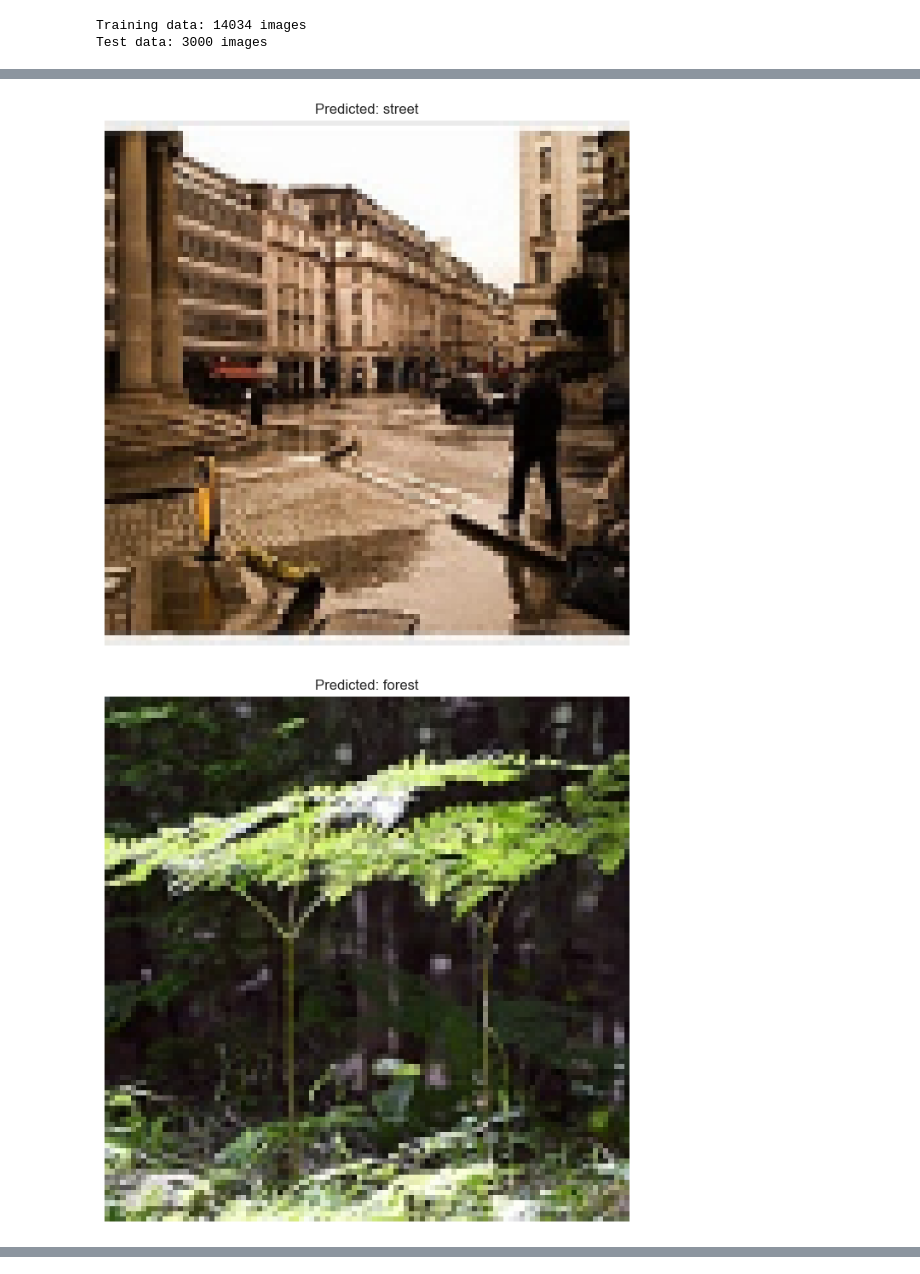
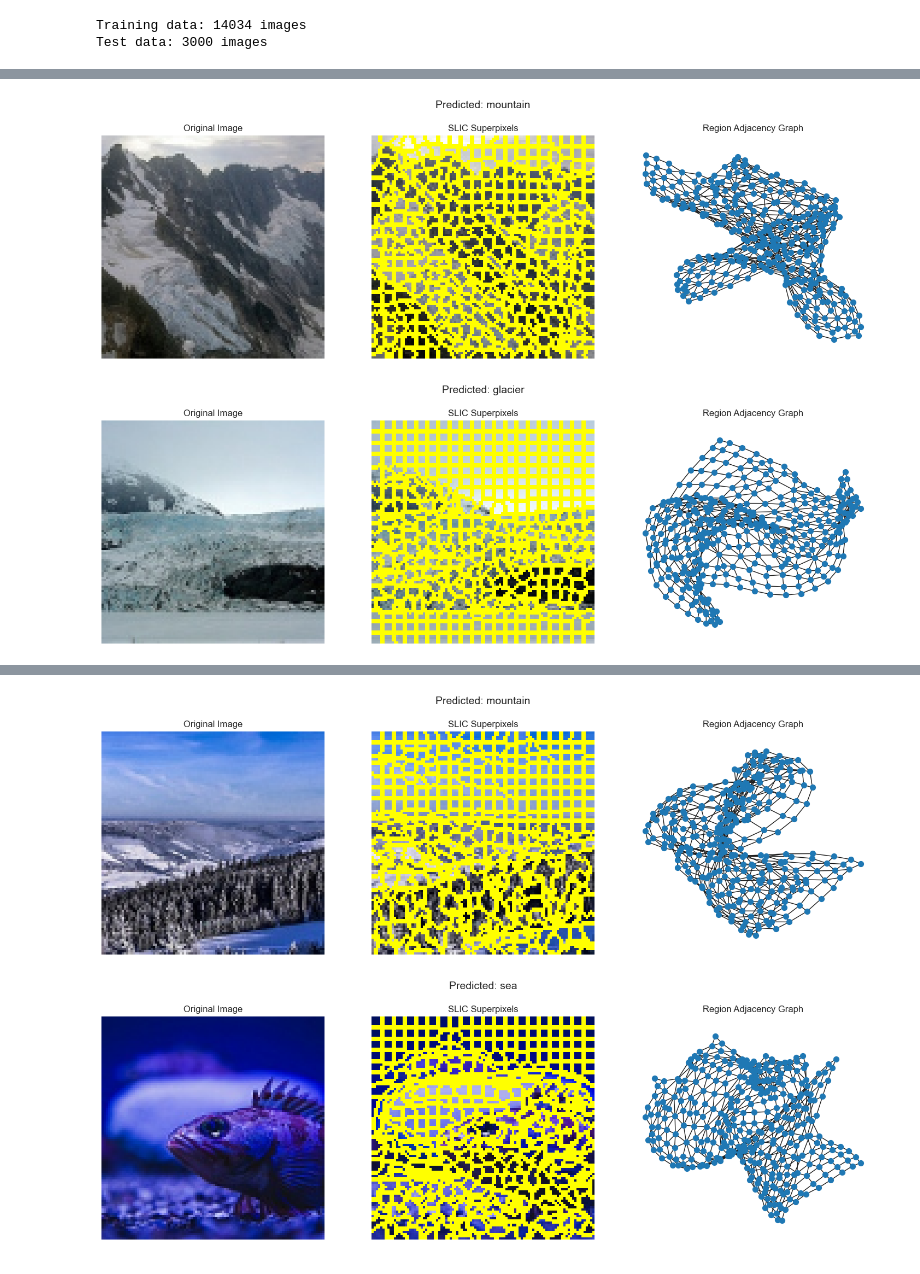
Before and after one commit to Illya1123/IS353_DoAn, a Jupyter notebook: gcn_slic.ipynb, the cells around one changed output, grey strips where cells are left out. Saved outputs shown, nothing was run; the diff lists cells and outputs as text; code cells hidden in the pictures.

Commit message:
bổ sung thêm nhiều biểu đồ và chạy lại train model

```diff
--- a/gcn_slic.ipynb
+++ b/gcn_slic.ipynb
@@ -365,6 +437,44 @@ def predict_sample(image):
+# %%
+def predict_sample(image, n_segments=400):
+    segments = slic(image, n_segments=n_segments, compactness=10)
+    graph = compute_rag(image, segments)
+    features = extract_superpixel_features(image, segments)
+
+    data = image_to_graph(image, n_segments=n_segments)
+    data.batch = torch.zeros(data.num_nodes, dtype=torch.long)
+    data = data.to(device)
+
+    model.eval()
+    with torch.no_grad():
+        out = model(data)
+        pred = out.argmax().item()
+
+    # Vẽ hình gốc
+    plt.figure(figsize=(15, 5))
+    plt.subplot(1, 3, 1)
+    plt.imshow(cv2.cvtColor(image, cv2.COLOR_BGR2RGB))
+    plt.title("Original Image")
+    plt.axis('off')
+
+    # Superpixel boundaries
+    plt.subplot(1, 3, 2)
+    marked = mark_boundaries(cv2.cvtColor(image, cv2.COLOR_BGR2RGB), segments)
+    plt.imshow(marked)
+    plt.title("SLIC Superpixels")
+    plt.axis('off')
+
+    # Đồ thị RAG
+    plt.subplot(1, 3, 3)
+    pos = nx.spring_layout(graph)
+    nx.draw(graph, pos, node_size=50, with_labels=False)
+    plt.title("Region Adjacency Graph")
+
+    plt.suptitle(f"Predicted: {get_name(pred)}", fontsize=14)
+    plt.tight_layout()
+    plt.show()
 # %%
-for i in np.random.randint(0, len(X_test), 8):
+for i in np.random.randint(0, len(X_test), 10):
     predict_sample(X_test[i])
 # %% [output]
-[figure, old version]
+[figure, new version]
-[figure, old version]
+[figure, new version]
@@ -376,0 +487,2 @@ for i in np.random.randint(0, len(X_test), 8):
+[figure, added]
+[figure, added]
```
Also changed, not shown: parts of 13 cells of this notebook, 7 other files.
